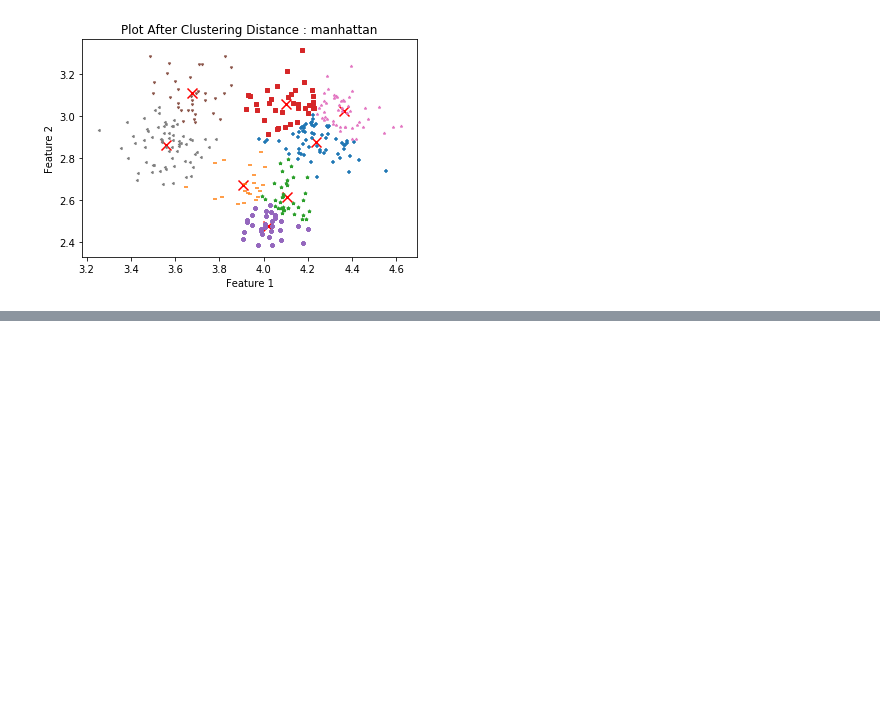
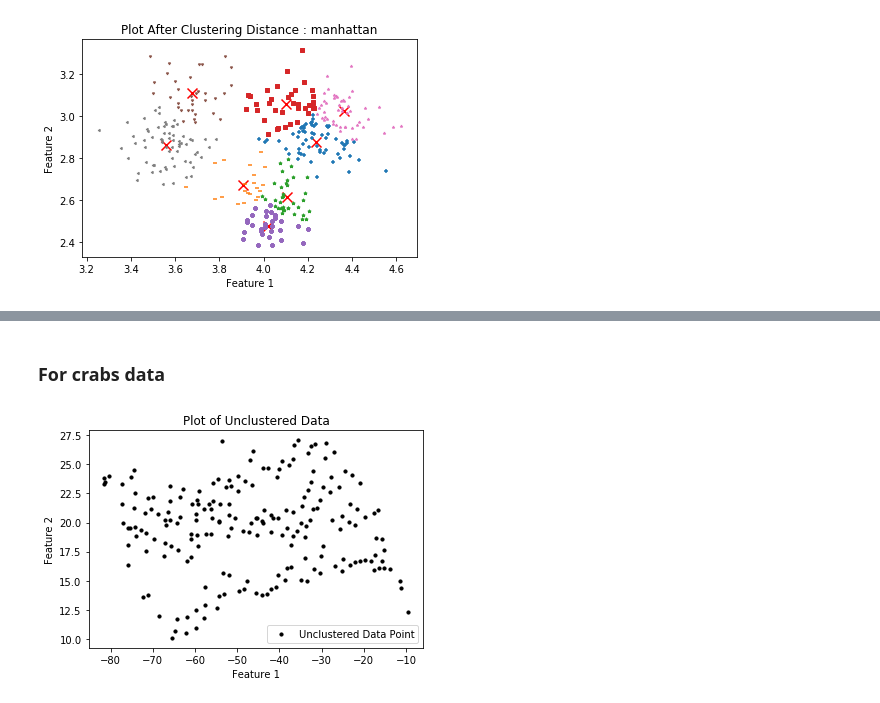
Before and after one commit to shivammehta25/Machine-Learning-Lab, a Jupyter notebook: Task 10 | Clustering K means.ipynb, the cells around one changed output, grey strips where cells are left out. Drawn from its saved outputs; the diff is of its cells as text; code cells hidden in the pictures; blank space fills up the shorter version.

```diff
--- a/Task 10 | Clustering K means.ipynb
+++ b/Task 10 | Clustering K means.ipynb
@@ -185,0 +207,10 @@ for distance in ['euclidean', 'manhattan']:
+# %% [markdown]
+### For crabs data
+# %%
+filename = 'crabs.csv'
+folder_name = 'Task10_DataSet'
+filename = join(folder_name, filename)
+data3 = DataProcessor(filename)
+Utils.plot_data(data3.X, data3.Y)
+# %% [output]
+[figure, added]
```
Also changed, not shown: parts of 6 cells of this notebook, 6 other files.
